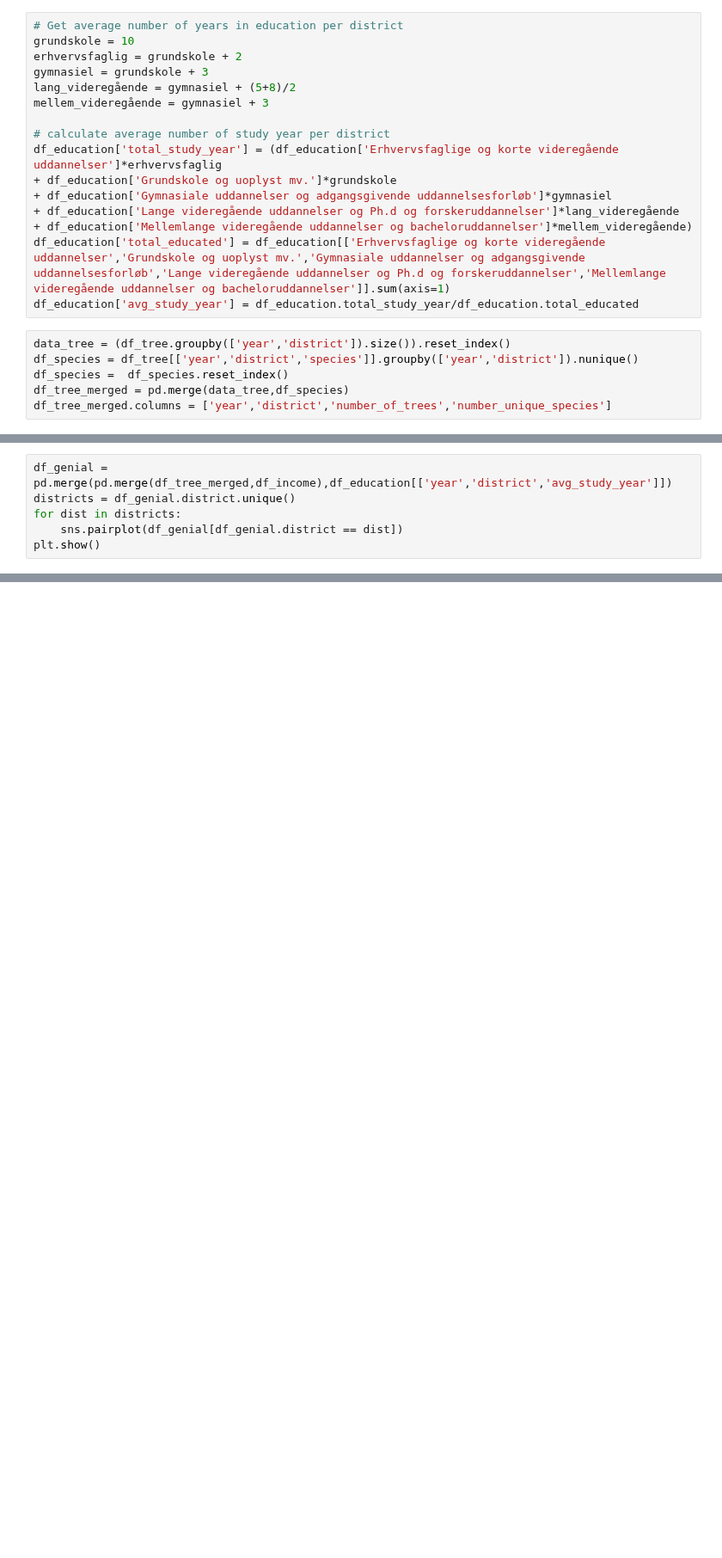
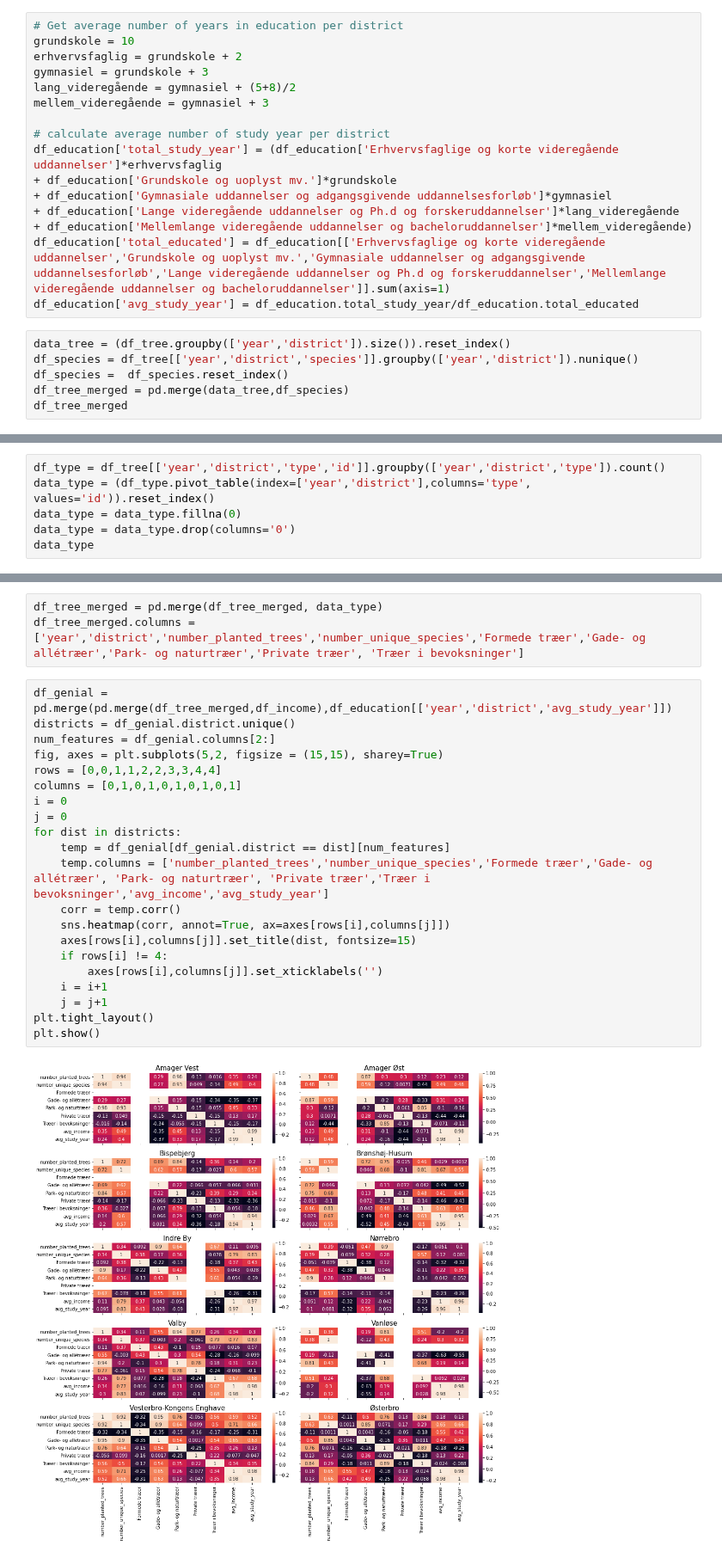
Before and after one commit to Ljoerring/Social-Data-Project, a Jupyter notebook: Exploratory_demo.ipynb, the cells around one changed output, grey strips where cells are left out. Shown at 86% size. Drawn from its saved outputs; the diff is of its cells as text; blank space fills up the shorter version.

```diff
--- a/Exploratory_demo.ipynb
+++ b/Exploratory_demo.ipynb
@@ -30,4 +30,4 @@ data_tree = (df_tree.groupby(['year','district']).size()).reset_index()
 df_species = df_tree[['year','district','species']].groupby(['year','district']).nunique()
 df_species =  df_species.reset_index()
 df_tree_merged = pd.merge(data_tree,df_species)
-df_tree_merged.columns = ['year','district','number_of_trees','number_unique_species']
+df_tree_merged
@@ -34,6 +47,0 @@ df_tree_merged.columns = ['year','district','number_of_trees','number_unique_spe
-# %%
-df_genial = pd.merge(pd.merge(df_tree_merged,df_income),df_education[['year','district','avg_study_year']])
-districts = df_genial.district.unique()
-for dist in districts:
-    sns.pairplot(df_genial[df_genial.district == dist])
-plt.show()
@@ -50,0 +48,6 @@ plt.show()
+# %%
+df_type = df_tree[['year','district','type','id']].groupby(['year','district','type']).count()
+data_type = (df_type.pivot_table(index=['year','district'],columns='type', values='id')).reset_index()
+data_type = data_type.fillna(0)
+data_type = data_type.drop(columns='0')
+data_type
@@ -50,0 +68,26 @@ plt.show()
+# %%
+df_tree_merged = pd.merge(df_tree_merged, data_type)
+df_tree_merged.columns = ['year','district','number_planted_trees','number_unique_species','Formede træer','Gade- og allétræer','Park- og naturtræer','Private træer', 'Træer i bevoksninger']
+# %%
+df_genial = pd.merge(pd.merge(df_tree_merged,df_income),df_education[['year','district','avg_study_year']])
+districts = df_genial.district.unique()
+num_features = df_genial.columns[2:]
+fig, axes = plt.subplots(5,2, figsize = (15,15), sharey=True)
+rows = [0,0,1,1,2,2,3,3,4,4]
+columns = [0,1,0,1,0,1,0,1,0,1]
+i = 0
+j = 0
+for dist in districts:
+    temp = df_genial[df_genial.district == dist][num_features]
+    temp.columns = ['number_planted_trees','number_unique_species','Formede træer','Gade- og allétræer', 'Park- og naturtræer', 'Private træer','Træer i bevoksninger','avg_income','avg_study_year']
+    corr = temp.corr()
+    sns.heatmap(corr, annot=True, ax=axes[rows[i],columns[j]])
+    axes[rows[i],columns[j]].set_title(dist, fontsize=15)
+    if rows[i] != 4:
+        axes[rows[i],columns[j]].set_xticklabels('')
+    i = i+1
+    j = j+1
+plt.tight_layout()
+plt.show()
+# %% [output]
+[figure, added]
```
Also changed, not shown: parts of 4 cells of this notebook.
